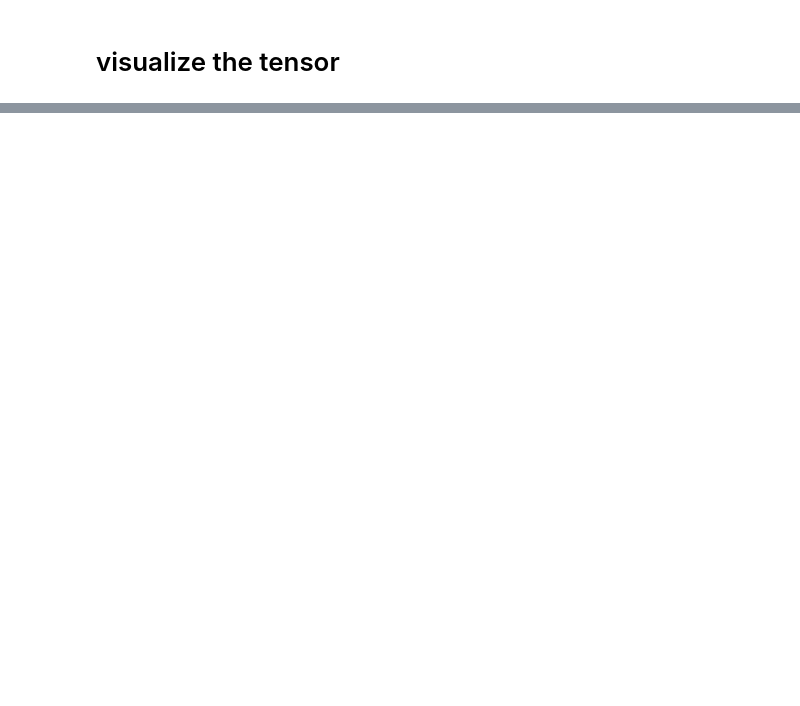
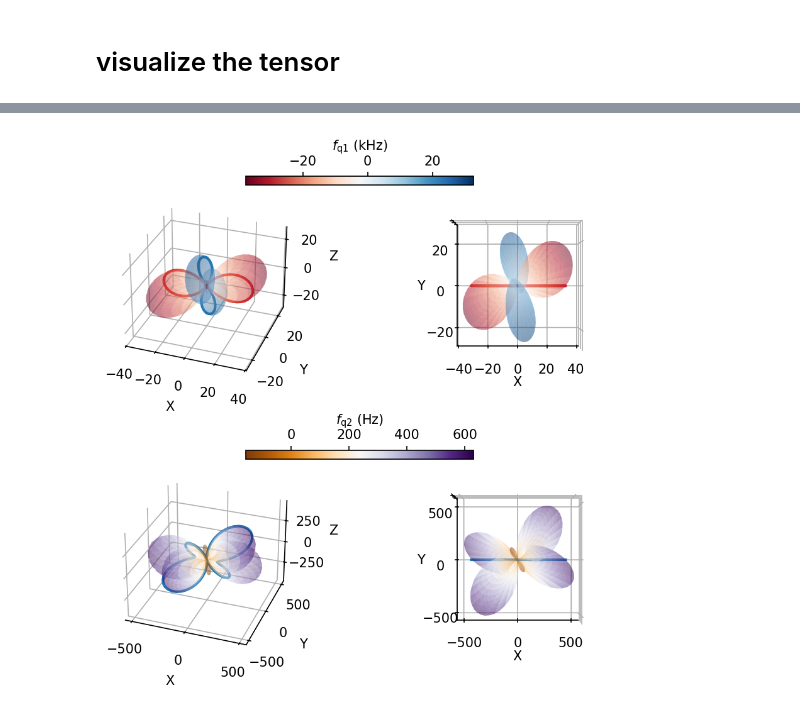
Before and after one commit to arjenvaartjes/Psyduck, a Jupyter notebook: examples/quadrupole modeling/extracting_quadrupole_tensor_few_angles.ipynb, the cells around one changed output, grey strips where cells are left out. Drawn from its saved outputs; the diff is of its cells as text; code cells hidden in the pictures; blank space fills up the shorter version.

```diff
--- a/examples/quadrupole modeling/extracting_quadrupole_tensor_few_angles.ipynb
+++ b/examples/quadrupole modeling/extracting_quadrupole_tensor_few_angles.ipynb
@@ -938,0 +370,12 @@ Text(0.5, 0.5, 'Y')
+# %%
+Vxx = p_tensor['Vxx']
+Vyy = p_tensor['Vyy']
+Vzz = p_tensor['Vzz']
+Vxy = p_tensor['Vxy']
+Vyz = p_tensor['Vyz']
+Vxz = p_tensor['Vxz']
+V_ab = np.array([[Vxx, Vxy, Vxz], [Vxy, Vyy, Vyz], [Vxz, Vyz, Vzz]]) * 1e19
+
+plot_quadrupole_tensor(V_ab, I_SPIN, B0, GAMMA_NUCLEAR, Q_N)
+# %% [output]
+[figure, added]
```
Also changed, not shown: parts of 19 cells of this notebook.
